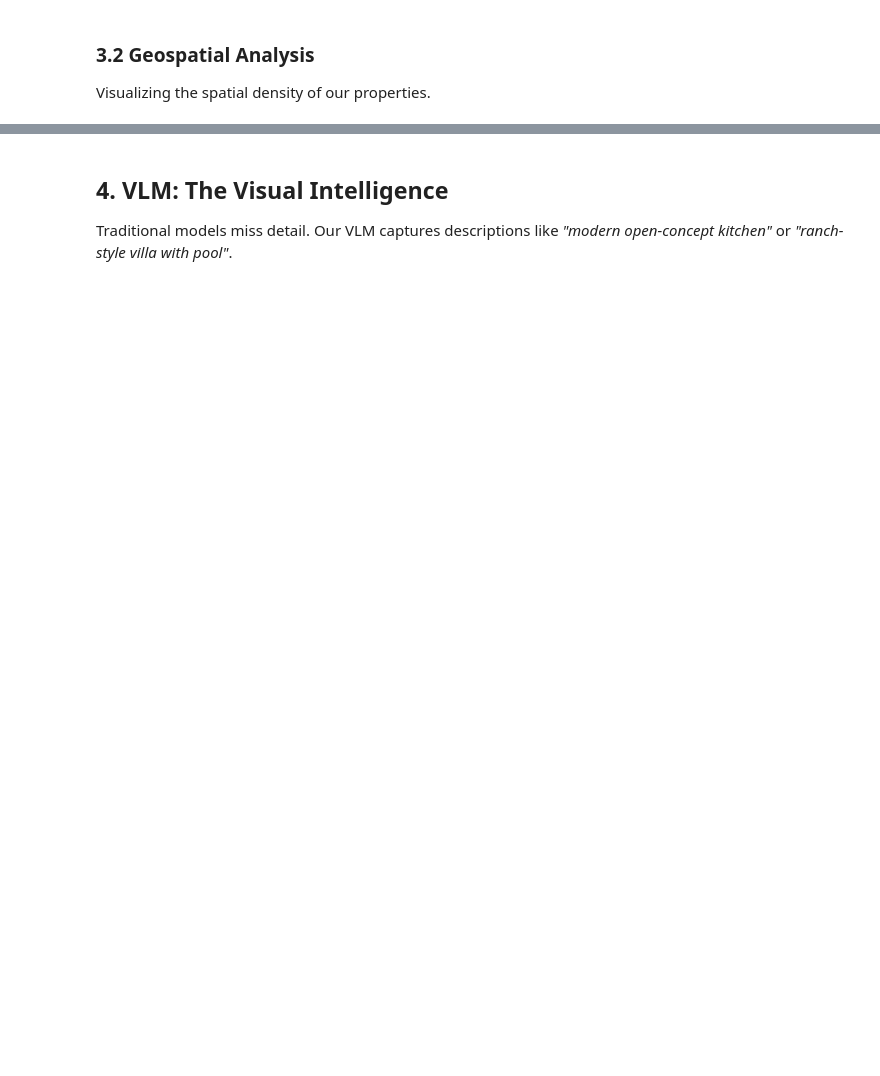
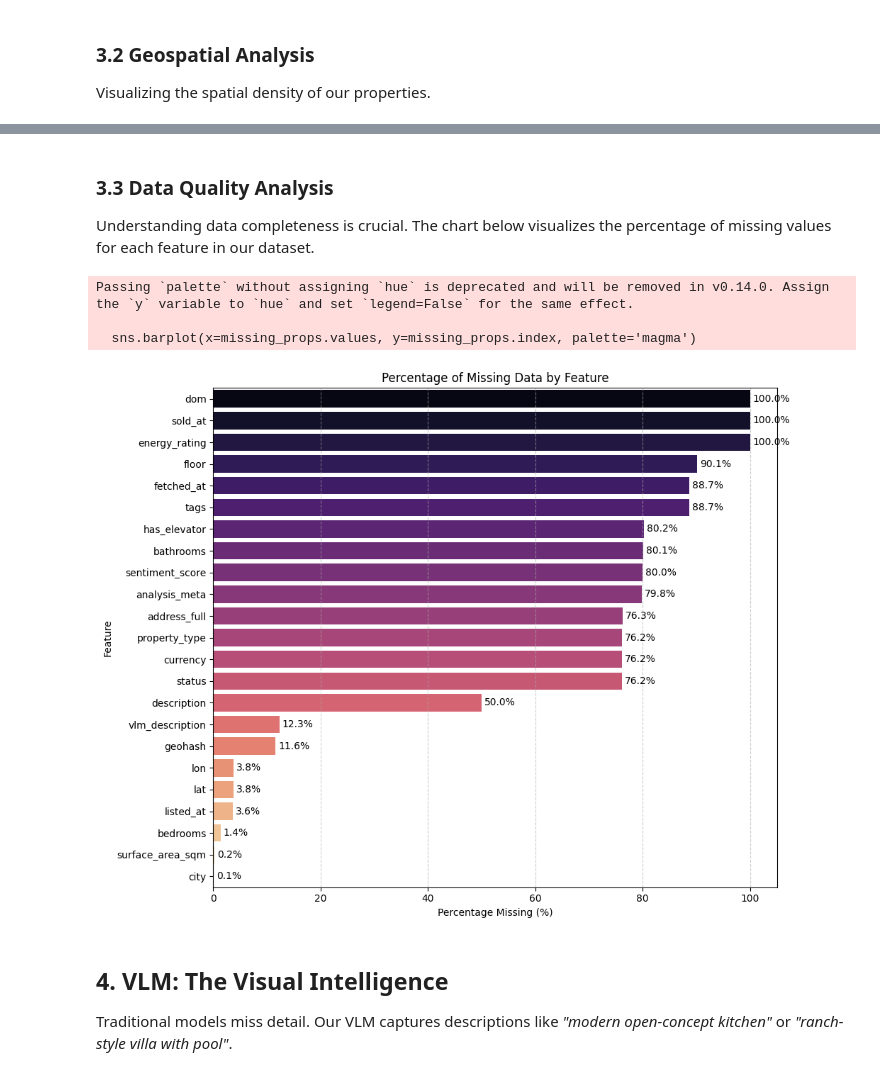
Before and after one commit to Nirtzur0/PropertyScanner, a Jupyter notebook: notebooks/project_overview.ipynb, the cells around one changed output, grey strips where cells are left out. Drawn from its saved outputs; the diff is of its cells as text; code cells hidden in the pictures; blank space fills up the shorter version.

```diff
--- a/notebooks/project_overview.ipynb
+++ b/notebooks/project_overview.ipynb
@@ -83,3 +83,40 @@ plt.show()
+# %% [markdown]
+### 3.3 Data Quality Analysis
+
+Understanding data completeness is crucial. The chart below visualizes the percentage of missing values for each feature in our dataset.
+# %%
+# Connect to Database to get full dataset
+conn = sqlite3.connect('../data/listings.db')
+quality_df = pd.read_sql_query("SELECT * FROM listings", conn)
+conn.close()
+
+# Calculate missing percentages
+missing_props = quality_df.isnull().sum() / len(quality_df) * 100
+# Filter properties that actually have missing data
+missing_props = missing_props[missing_props > 0].sort_values(ascending=False)
+
+if not missing_props.empty:
+    # Visualize
+    plt.figure(figsize=(10, 8))
+    sns.barplot(x=missing_props.values, y=missing_props.index, palette='magma')
+    plt.title('Percentage of Missing Data by Feature')
+    plt.xlabel('Percentage Missing (%)')
+    plt.ylabel('Feature')
+    plt.grid(axis='x', linestyle='--', alpha=0.6)
+
+    # Add value labels
+    for i, v in enumerate(missing_props.values):
+        plt.text(v + 0.5, i, f"{v:.1f}%", va='center')
+
+    plt.tight_layout()
+    plt.show()
+else:
+    print("Amazing! No missing data found in the dataset.")
+# %% [output]
+Passing `palette` without assigning `hue` is deprecated and will be removed in v0.14.0. Assign the `y` variable to `hue` and set `legend=False` for the same effect.
+
+  sns.barplot(x=missing_props.values, y=missing_props.index, palette='magma')
+[figure, added]
 # %% [markdown]
 ## 4. VLM: The Visual Intelligence
 
```
Also changed, not shown: parts of 6 cells of this notebook, 14 other files.
